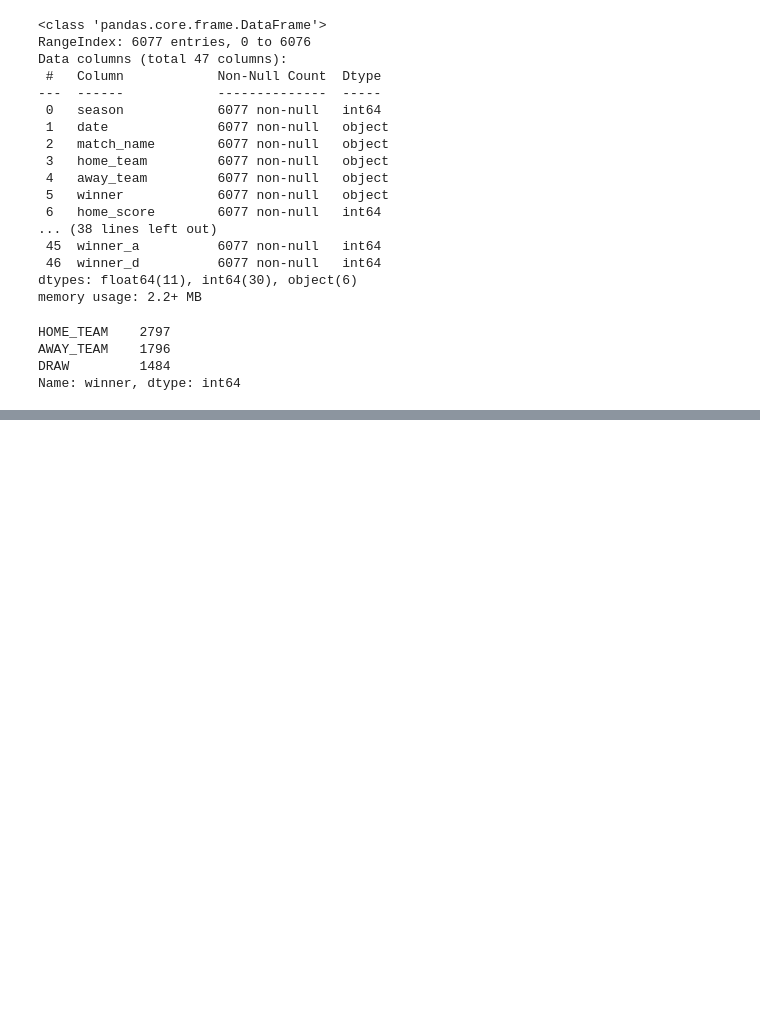
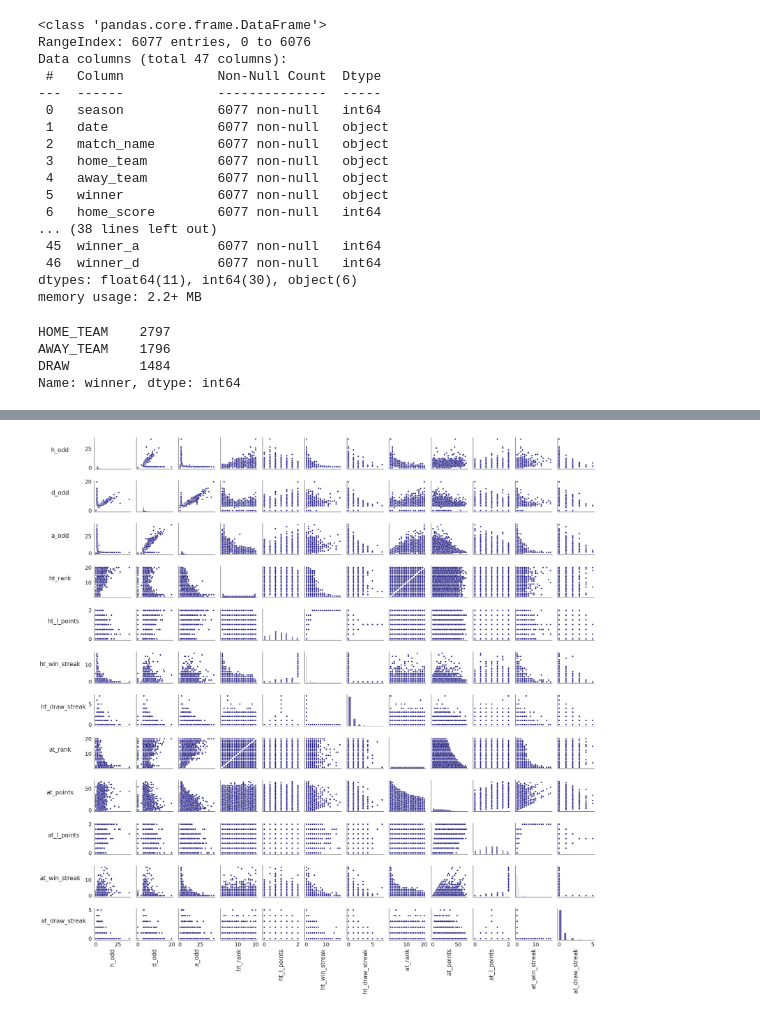
Before and after one commit to Ljusaj123/Soccer_model, a Jupyter notebook: nesto.ipynb, the cells around one changed output, grey strips where cells are left out. Cells and saved outputs as stored; diff of their text form; code cells hidden in the pictures; blank space fills up the shorter version.

```diff
--- a/nesto.ipynb
+++ b/nesto.ipynb
@@ -181,0 +450,15 @@ matches_df.head()
+# %%
+color = sns.color_palette("CMRmap")
+
+sns.set(palette = color, style = 'white', font_scale = 2)
+
+g = sns.pairplot(df[['h_odd', 'd_odd', 'a_odd', 'ht_rank', 'ht_l_points', 'ht_win_streak', 'ht_draw_streak', 'at_rank', 'at_points', 'at_l_points', 'at_win_streak', 'at_draw_streak']])
+
+
+
+for ax in g.axes.flatten():
+    ax.xaxis.label.set_rotation(90)
+    ax.yaxis.label.set_rotation(0)
+    ax.yaxis.labelpad = 100
+# %% [output]
+[figure, added]
```
Also changed, not shown: parts of 3 cells of this notebook, 4 other files.
